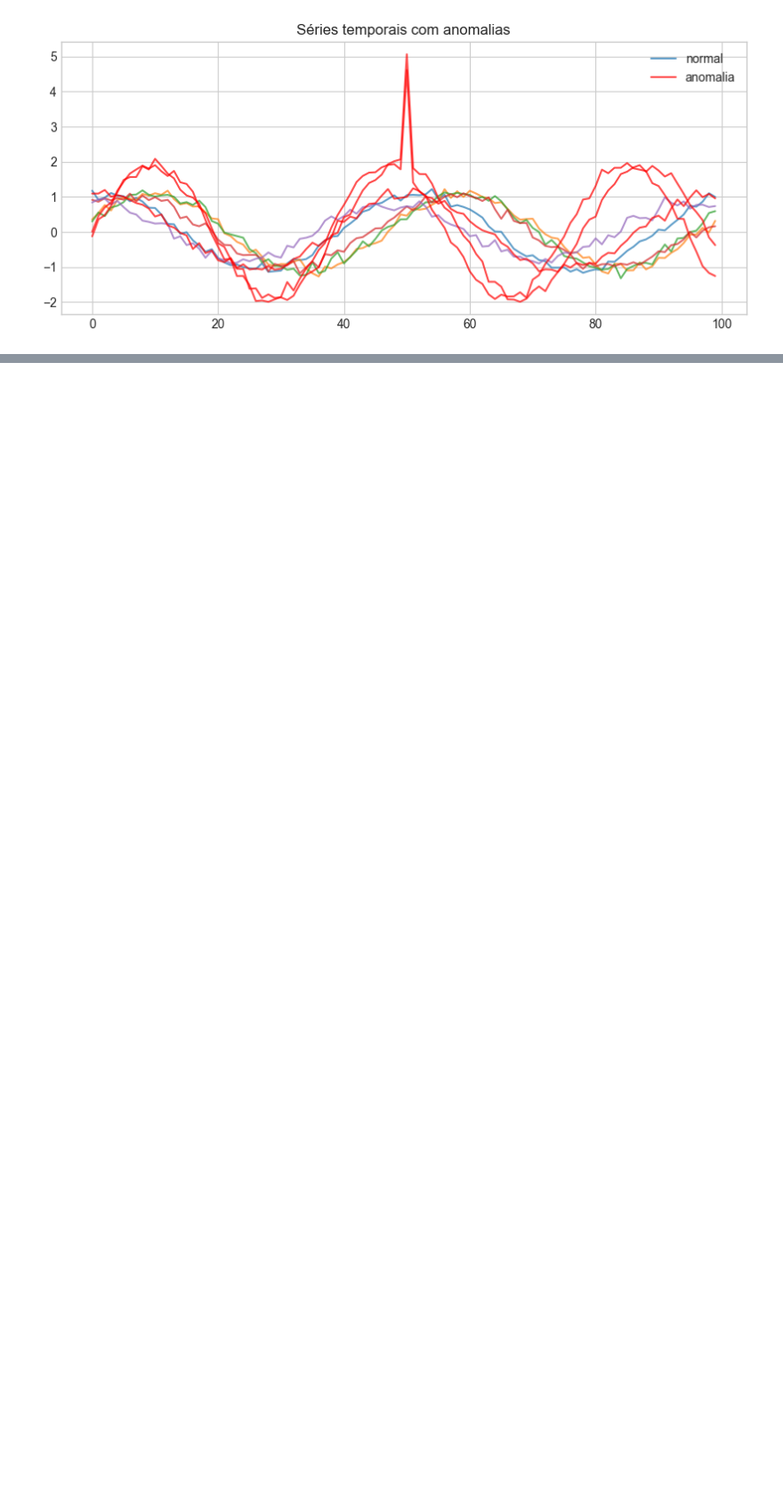
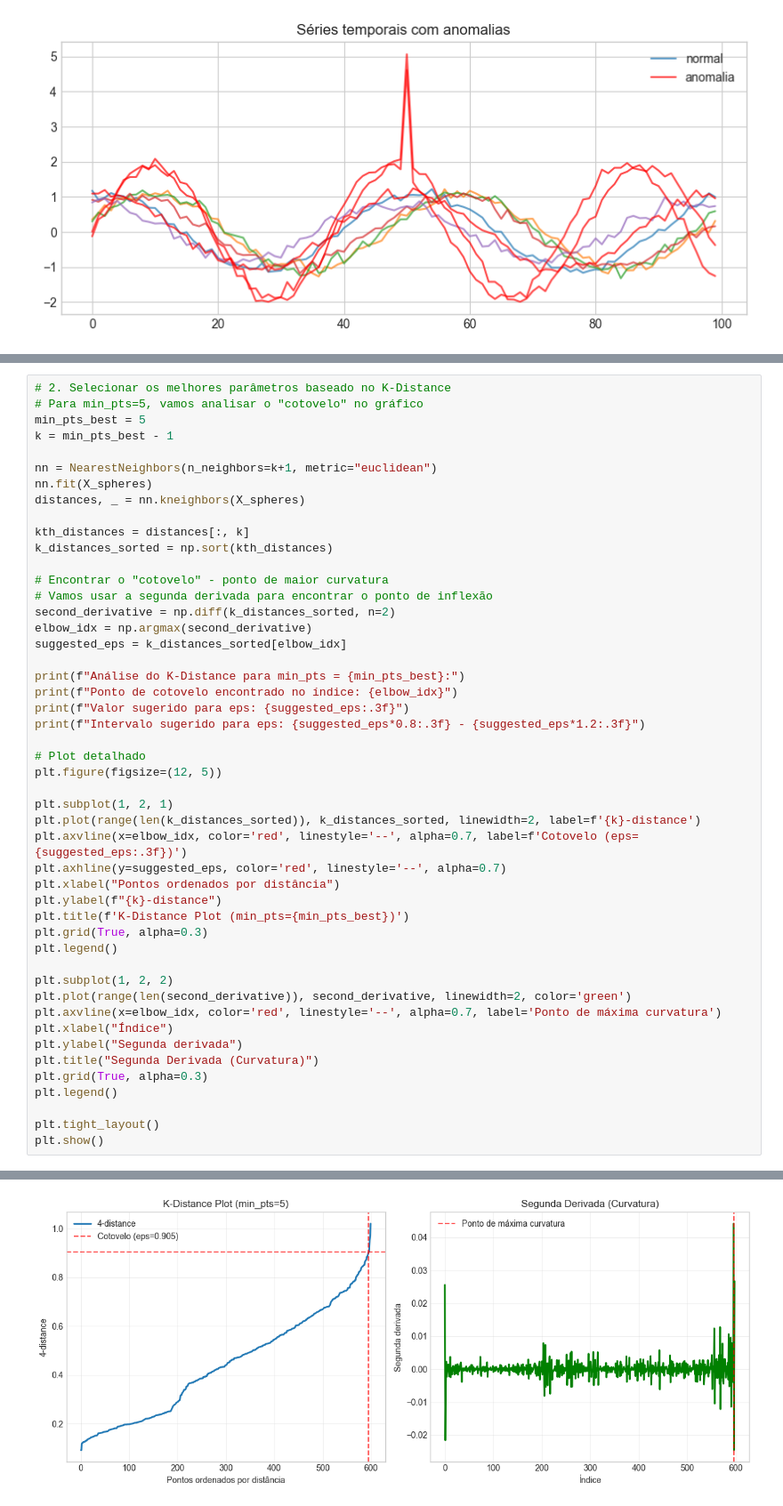
Before and after one commit to gilcesarf/unsupervised-learning, a Jupyter notebook: 04 - DBSCAN.ipynb, the cells around one changed output, grey strips where cells are left out. Shown at 89% size. Saved outputs shown, nothing was run; the diff lists cells and outputs as text; blank space fills up the shorter version.

```diff
--- a/04 - DBSCAN.ipynb
+++ b/04 - DBSCAN.ipynb
@@ -592,0 +631,49 @@ plt.show()
+# %%
+# 2. Selecionar os melhores parâmetros baseado no K-Distance
+# Para min_pts=5, vamos analisar o "cotovelo" no gráfico
+min_pts_best = 5
+k = min_pts_best - 1
+
+nn = NearestNeighbors(n_neighbors=k+1, metric="euclidean")
+nn.fit(X_spheres)
+distances, _ = nn.kneighbors(X_spheres)
+
+kth_distances = distances[:, k]
+k_distances_sorted = np.sort(kth_distances)
+
+# Encontrar o "cotovelo" - ponto de maior curvatura
+# Vamos usar a segunda derivada para encontrar o ponto de inflexão
+second_derivative = np.diff(k_distances_sorted, n=2)
+elbow_idx = np.argmax(second_derivative)
+suggested_eps = k_distances_sorted[elbow_idx]
+
+print(f"Análise do K-Distance para min_pts = {min_pts_best}:")
+print(f"Ponto de cotovelo encontrado no índice: {elbow_idx}")
+print(f"Valor sugerido para eps: {suggested_eps:.3f}")
+print(f"Intervalo sugerido para eps: {suggested_eps*0.8:.3f} - {suggested_eps*1.2:.3f}")
+
+# Plot detalhado
+plt.figure(figsize=(12, 5))
+
+plt.subplot(1, 2, 1)
+plt.plot(range(len(k_distances_sorted)), k_distances_sorted, linewidth=2, label=f'{k}-distance')
+plt.axvline(x=elbow_idx, color='red', linestyle='--', alpha=0.7, label=f'Cotovelo (eps={suggested_eps:.3f})')
+plt.axhline(y=suggested_eps, color='red', linestyle='--', alpha=0.7)
+plt.xlabel("Pontos ordenados por distância")
+plt.ylabel(f"{k}-distance")
+plt.title(f'K-Distance Plot (min_pts={min_pts_best})')
+plt.grid(True, alpha=0.3)
+plt.legend()
+
+plt.subplot(1, 2, 2)
+plt.plot(range(len(second_derivative)), second_derivative, linewidth=2, color='green')
+plt.axvline(x=elbow_idx, color='red', linestyle='--', alpha=0.7, label='Ponto de máxima curvatura')
+plt.xlabel("Índice")
+plt.ylabel("Segunda derivada")
+plt.title("Segunda Derivada (Curvatura)")
+plt.grid(True, alpha=0.3)
+plt.legend()
+
+plt.tight_layout()
+plt.show()
+# %% [output]
@@ -592,0 +684 @@ plt.show()
+[figure, added]
```
Also changed, not shown: parts of 17 cells of this notebook.
